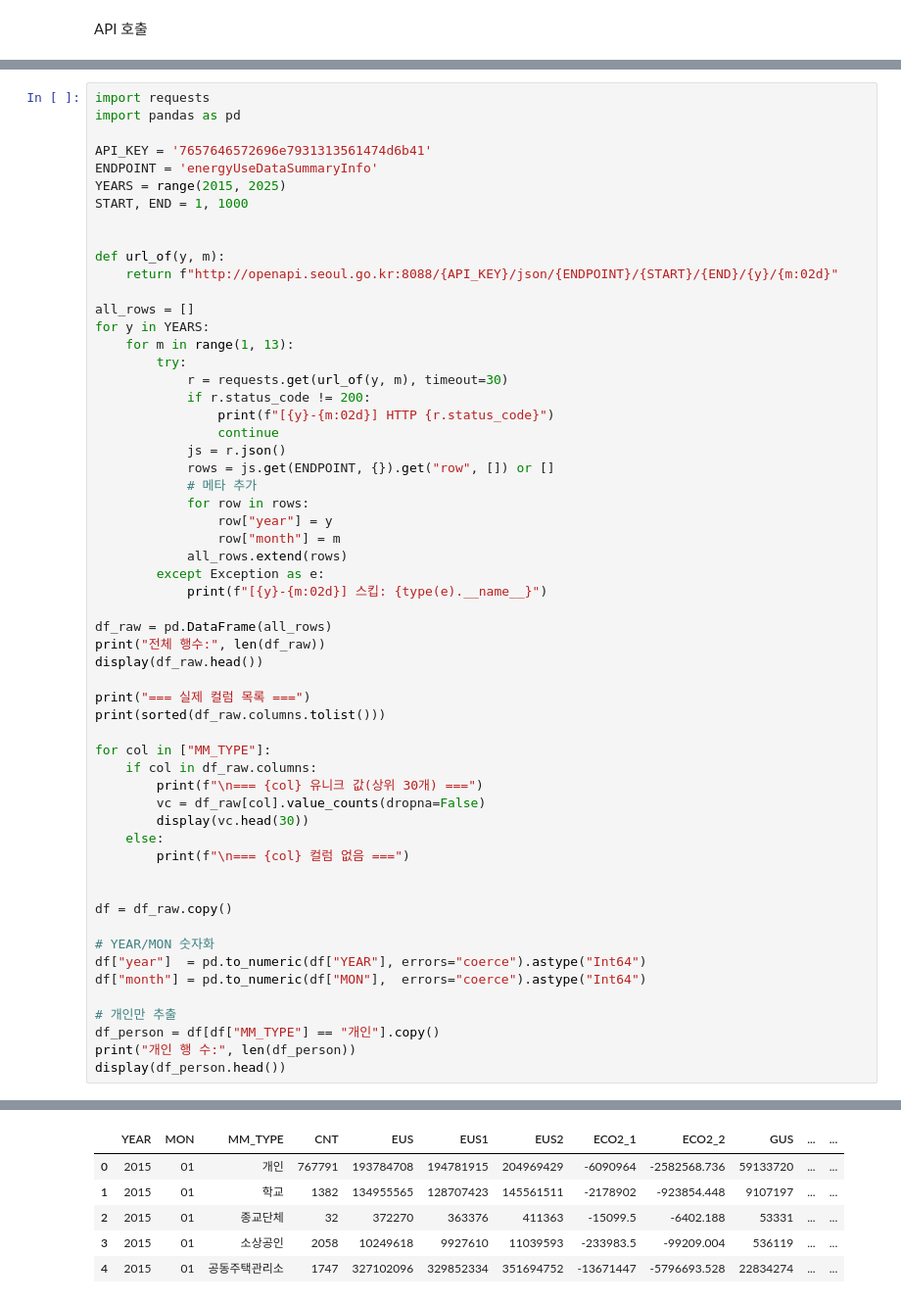
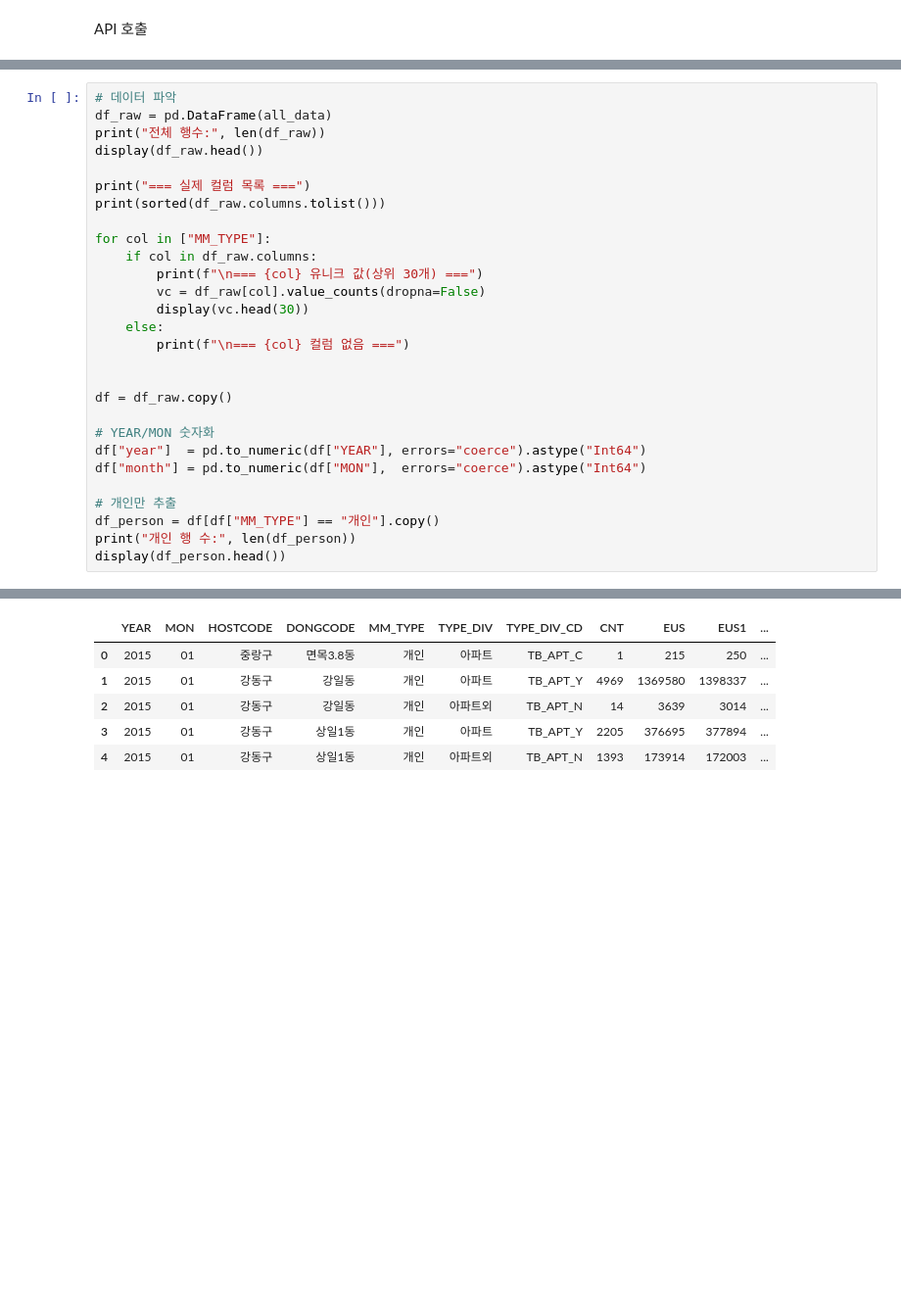
Before and after one commit to inyminymoe/Data-Analysis-with-Open-Source, a Jupyter notebook: 오픈소스기반데이터분석(중간과제물)_강인영.ipynb, the cells around one changed output, grey strips where cells are left out. Shown at 98% size. Saved outputs shown, nothing was run; the diff lists cells and outputs as text; blank space fills up the shorter version.

```diff
--- a/오픈소스기반데이터분석(중간과제물)_강인영.ipynb
+++ b/오픈소스기반데이터분석(중간과제물)_강인영.ipynb
@@ -115,35 +26,6 @@ TypeError: 'str' object is not callable
 # %%
-import requests
-import pandas as pd
-
-API_KEY = '7657646572696e7931313561474d6b41'
-ENDPOINT = 'energyUseDataSummaryInfo'
-YEARS = range(2015, 2025)
-START, END = 1, 1000
-
-
-def url_of(y, m):
-    return f"http://openapi.seoul.go.kr:8088/{API_KEY}/json/{ENDPOINT}/{START}/{END}/{y}/{m:02d}"
-
-all_rows = []
-for y in YEARS:
-    for m in range(1, 13):
-        try:
-            r = requests.get(url_of(y, m), timeout=30)
-            if r.status_code != 200:
-                print(f"[{y}-{m:02d}] HTTP {r.status_code}")
-                continue
-            js = r.json()
-            rows = js.get(ENDPOINT, {}).get("row", []) or []
-            # 메타 추가
-            for row in rows:
-                row["year"] = y
-                row["month"] = m
-            all_rows.extend(rows)
-        except Exception as e:
-            print(f"[{y}-{m:02d}] 스킵: {type(e).__name__}")
-
-df_raw = pd.DataFrame(all_rows)
+# 데이터 파악
+df_raw = pd.DataFrame(all_data)
 print("전체 행수:", len(df_raw))
 display(df_raw.head())
 
@@ -174,6 +56,6 @@ display(df_person.head())
-|  | YEAR | MON | MM_TYPE | CNT | EUS | EUS1 | EUS2 | ECO2_1 | ECO2_2 | GUS | ... | ... |
-| 0 | 2015 | 01 | 개인 | 767791 | 193784708 | 194781915 | 204969429 | -6090964 | -2582568.736 | 59133720 | ... | ... |
-| 1 | 2015 | 01 | 학교 | 1382 | 134955565 | 128707423 | 145561511 | -2178902 | -923854.448 | 9107197 | ... | ... |
-| 2 | 2015 | 01 | 종교단체 | 32 | 372270 | 363376 | 411363 | -15099.5 | -6402.188 | 53331 | ... | ... |
-| 3 | 2015 | 01 | 소상공인 | 2058 | 10249618 | 9927610 | 11039593 | -233983.5 | -99209.004 | 536119 | ... | ... |
-| 4 | 2015 | 01 | 공동주택관리소 | 1747 | 327102096 | 329852334 | 351694752 | -13671447 | -5796693.528 | 22834274 | ... | ... |
+|  | YEAR | MON | HOSTCODE | DONGCODE | MM_TYPE | TYPE_DIV | TYPE_DIV_CD | CNT | EUS | EUS1 | ... |
+| 0 | 2015 | 01 | 중랑구 | 면목3.8동 | 개인 | 아파트 | TB_APT_C | 1 | 215 | 250 | ... |
+| 1 | 2015 | 01 | 강동구 | 강일동 | 개인 | 아파트 | TB_APT_Y | 4969 | 1369580 | 1398337 | ... |
+| 2 | 2015 | 01 | 강동구 | 강일동 | 개인 | 아파트외 | TB_APT_N | 14 | 3639 | 3014 | ... |
+| 3 | 2015 | 01 | 강동구 | 상일1동 | 개인 | 아파트 | TB_APT_Y | 2205 | 376695 | 377894 | ... |
+| 4 | 2015 | 01 | 강동구 | 상일1동 | 개인 | 아파트외 | TB_APT_N | 1393 | 173914 | 172003 | ... |
```
Also changed, not shown: parts of 14 cells of this notebook.
